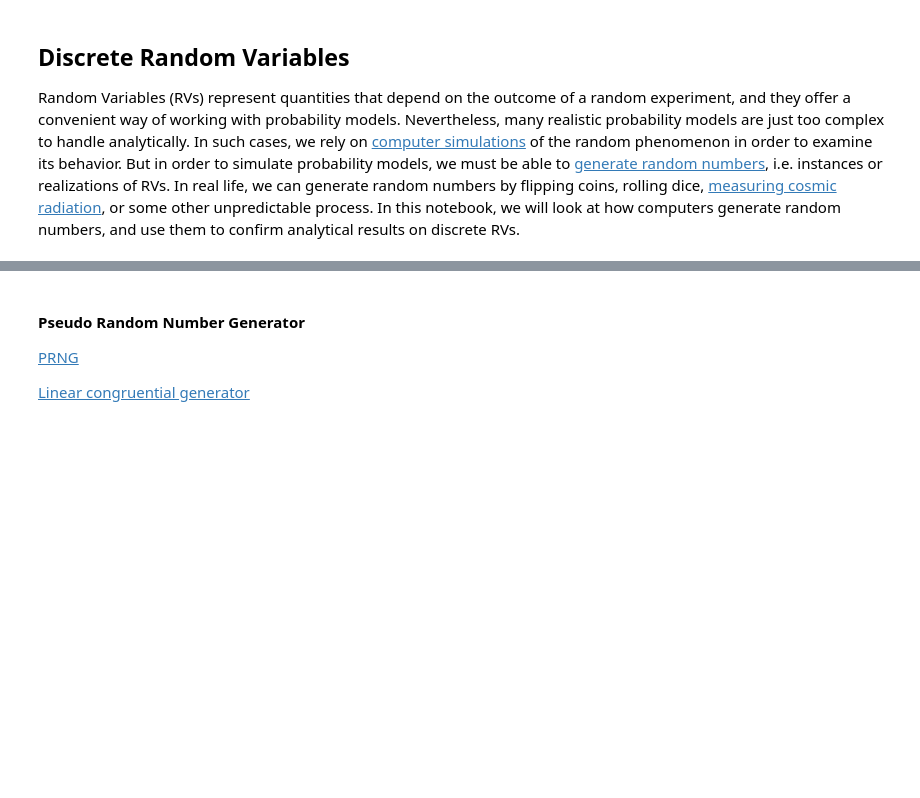
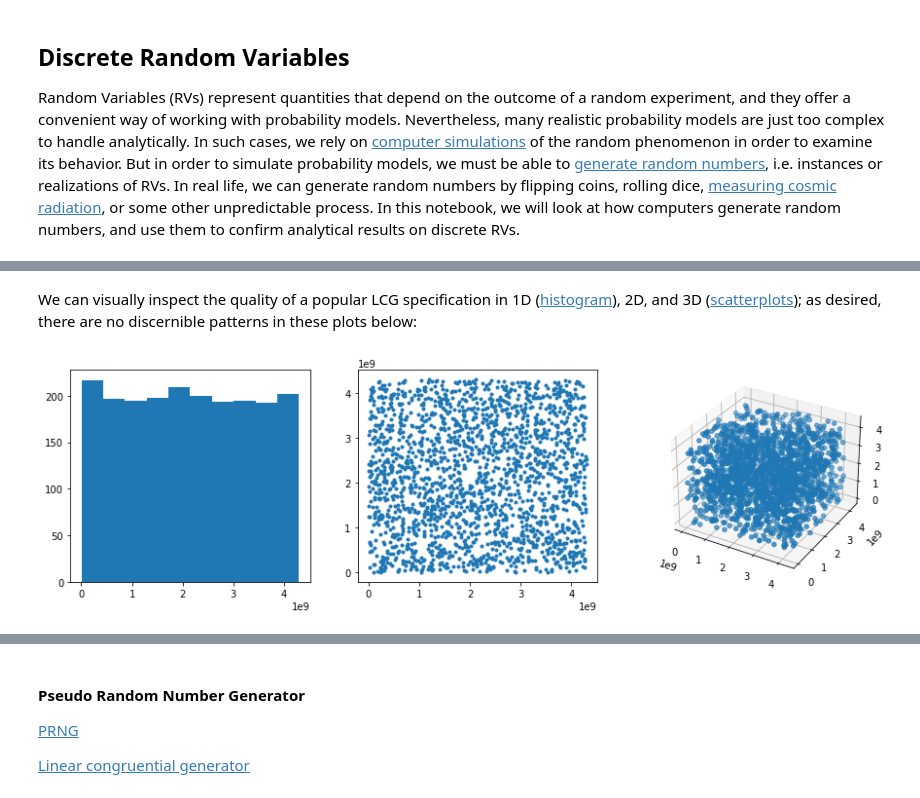
Before and after one commit to damouras/probability_notebooks, a Jupyter notebook: 4. Discrete Random Variables.ipynb, the cells around one changed output, grey strips where cells are left out. Cells and saved outputs as stored; diff of their text form; code cells hidden in the pictures; blank space fills up the shorter version.

```diff
--- a/4. Discrete Random Variables.ipynb
+++ b/4. Discrete Random Variables.ipynb
@@ -30 +26,26 @@ Obviously, we
+# %% [markdown]
+We can visually inspect the quality of a popular LCG specification in 1D ([histogram](https://en.wikipedia.org/wiki/Histogram)), 2D, and 3D ([scatterplots](https://en.wikipedia.org/wiki/Scatter_plot)); as desired, there are no discernible patterns in these plots below:
+# %%
+m = 2**32; a = 1664525; c = 1013904223 # parameters
+x = [0] * 2000                         # initialize list
+x[0] = 123456789                       # set seed
+
+for i in range( 1, len(x) ):
+    x[i] = ( a * x[i-1] + c ) % m
+
+import matplotlib.pyplot as plt
+plt.figure(figsize=(15, 4))
+
+plt.subplot(1,3,1)
+plt.hist(x)
+
+plt.subplot(1,3,2)
+plt.plot( x[1:len(x)], x[0:(len(x)-1)] , '.')
+
+ax = plt.subplot(1,3,3, projection='3d')
+ax.scatter3D( x[2:len(x)], x[1:(len(x)-1)], x[0:(len(x)-2)]);
+
+plt.show()
+# %% [output]
+[figure, added]
 # %% [markdown]
```
Also changed, not shown: parts of 15 cells of this notebook, 2 other files.
